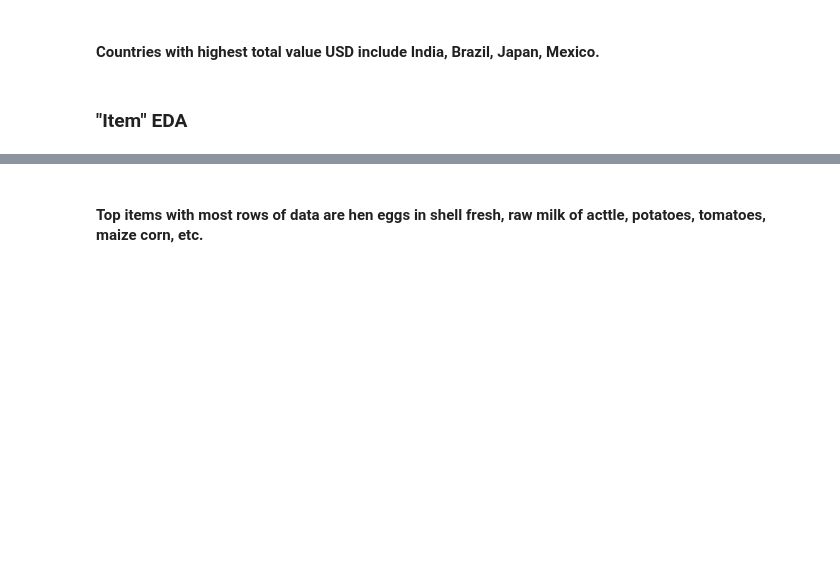
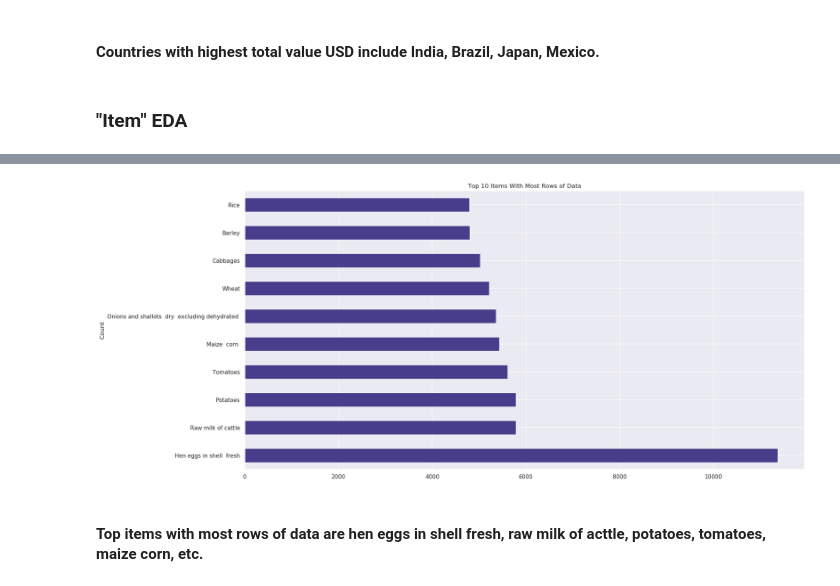
Before and after one commit to hunterblum/CloudFinal-Team1, a Jupyter notebook: Cloud_Team1.ipynb, the cells around one changed output, grey strips where cells are left out. Drawn from its saved outputs; the diff is of its cells as text; code cells hidden in the pictures; blank space fills up the shorter version.

```diff
--- a/Cloud_Team1.ipynb
+++ b/Cloud_Team1.ipynb
@@ -593,7 +656,9 @@ items.head()
 # %%
 #frequency of each item:
-cat_df['item'].value_counts().head(10).plot(kind='barh', figsize=(20,10), title= 'Top 10 Items With Most Rows of Data', xlabel='Count', ylabel='Item', color = 'teal')
+cat_df['item'].value_counts().head(10).plot(kind='barh', figsize=(20,10), title= 'Top 10 Items With Most Rows of Data', xlabel='Count', ylabel='Item', color = 'darkslateblue')
 plt.show()
+# %% [output]
+[figure, added]
 # %% [markdown]
 #### Top items with most rows of data are hen eggs in shell fresh, raw milk of acttle, potatoes, tomatoes, maize corn, etc.
 # %%
```
Also changed, not shown: parts of 33 cells of this notebook.
